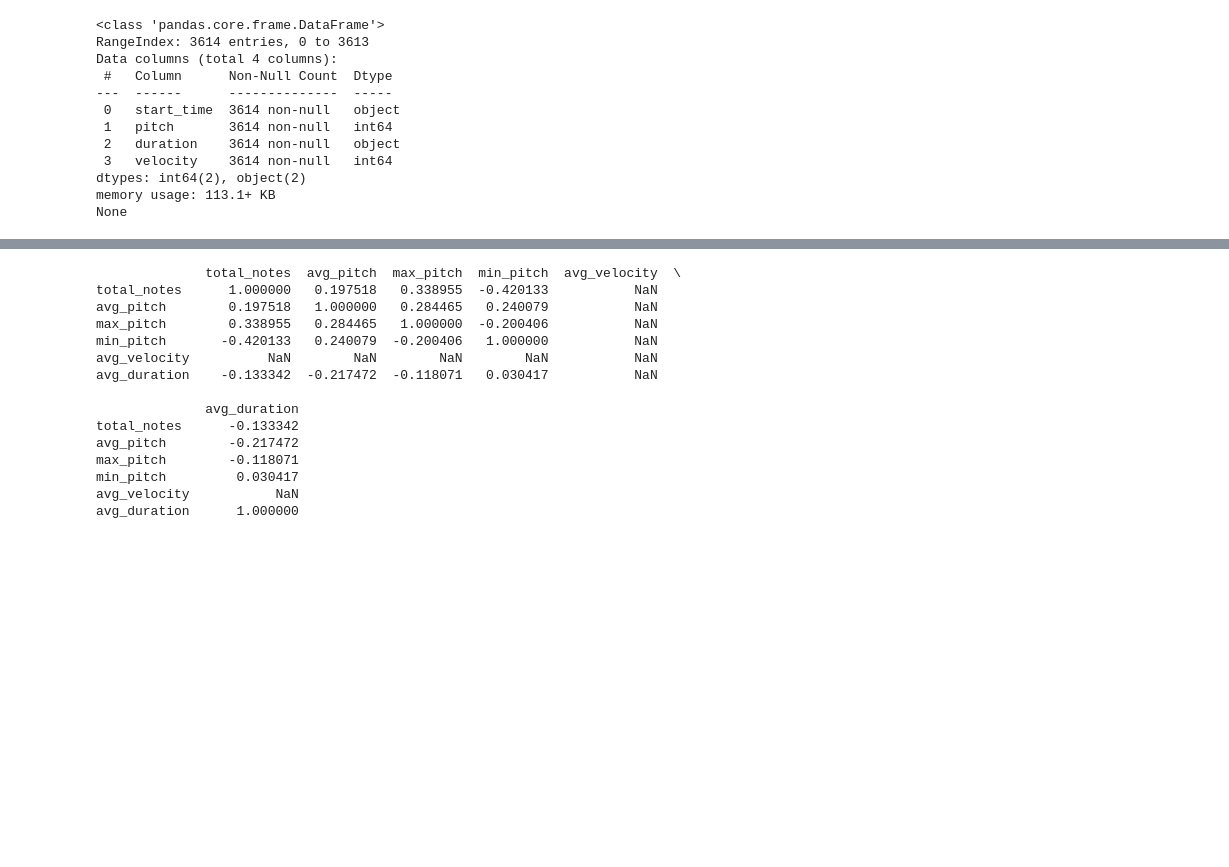
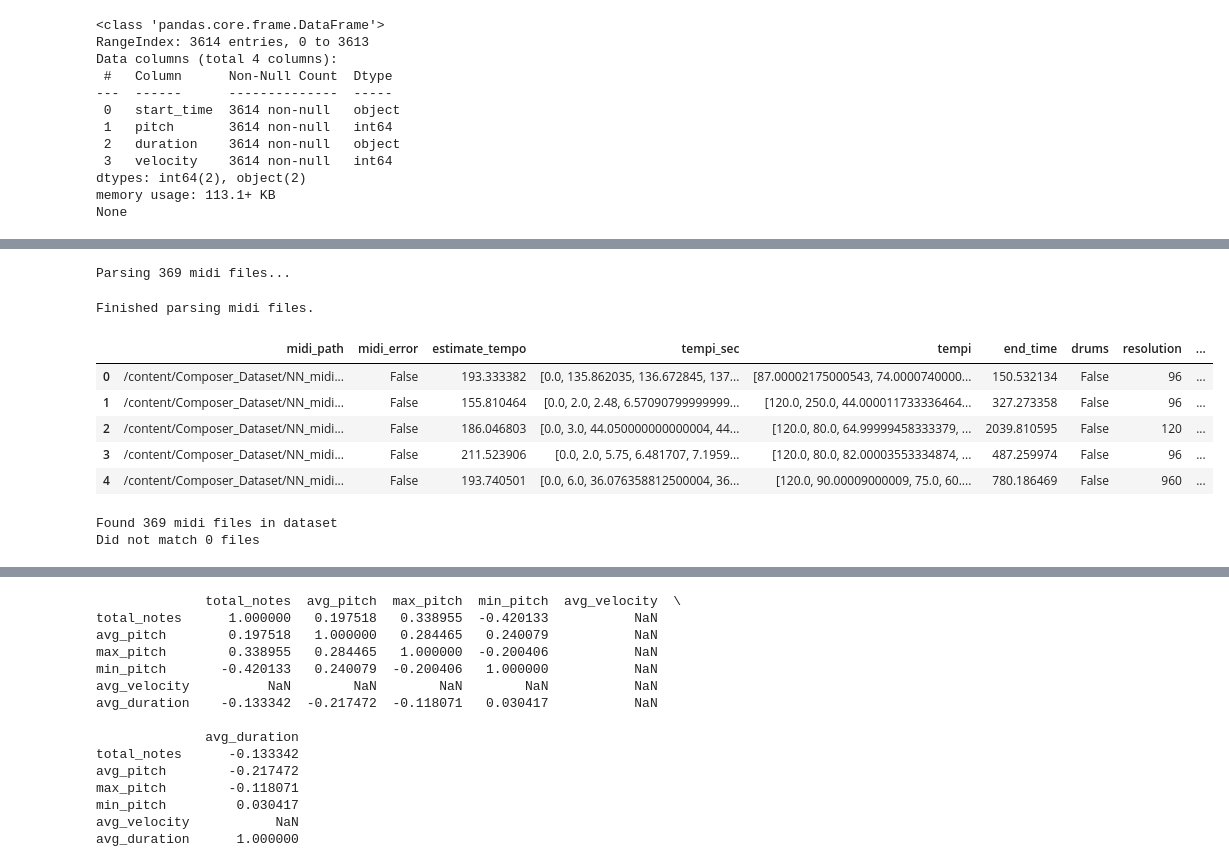
Before and after one commit to WiggleCode/AAI-511-Group3-Final-Project, a Jupyter notebook: Musical_NN_EDA.ipynb, the cells around one changed output, grey strips where cells are left out. Saved outputs shown, nothing was run; the diff lists cells and outputs as text; code cells hidden in the pictures; blank space fills up the shorter version.

Commit message:
Tempo EDA Added
https://capital-g.github.io/musikinformatik-sose2021/01_midi_drums/01_midi_drums.html

```diff
--- a/Musical_NN_EDA.ipynb
+++ b/Musical_NN_EDA.ipynb
@@ -38,0 +71,50 @@ None
+# %%
+import glob
+import pandas as pd
+from typing import Optional
+
+def load_midi_files(limit: Optional[int] = None) -> pd.DataFrame:
+    # Find all MIDI files recursively in the train directory
+    midi_files = glob.glob('/content/Composer_Dataset/NN_midi_files_extended/train/**/*.mid', recursive=True)
+
+    if limit:
+        print(f'Limiting to {limit} files')
+        midi_files = midi_files[:limit]
+
+    print(f'Parsing {len(midi_files)} midi files...')
+
+    # Use the existing parse_midi_file function
+    midi_meta = [parse_midi_file(f) for f in midi_files]
+
+    print('Finished parsing midi files.')
+
+    return pd.DataFrame(midi_meta)
+
+# Parse all files (this might take a few moments)
+midi_df = load_midi_files(limit=None)
+midi_df.head()
+# %% [output]
+Parsing 369 midi files...
+Finished parsing midi files.
+|  | midi_path | midi_error | estimate_tempo | tempi_sec | tempi | end_time | drums | resolution | ... |
+| 0 | /content/Composer_Dataset/NN_midi... | False | 193.333382 | [0.0, 135.862035, 136.672845, 137... | [87.00002175000543, 74.0000740000... | 150.532134 | False | 96 | ... |
+| 1 | /content/Composer_Dataset/NN_midi... | False | 155.810464 | [0.0, 2.0, 2.48, 6.57090799999999... | [120.0, 250.0, 44.000011733336464... | 327.273358 | False | 96 | ... |
+| 2 | /content/Composer_Dataset/NN_midi... | False | 186.046803 | [0.0, 3.0, 44.050000000000004, 44... | [120.0, 80.0, 64.99999458333379, ... | 2039.810595 | False | 120 | ... |
+| 3 | /content/Composer_Dataset/NN_midi... | False | 211.523906 | [0.0, 2.0, 5.75, 6.481707, 7.1959... | [120.0, 80.0, 82.00003553334874, ... | 487.259974 | False | 96 | ... |
+| 4 | /content/Composer_Dataset/NN_midi... | False | 193.740501 | [0.0, 6.0, 36.076358812500004, 36... | [120.0, 90.00009000009, 75.0, 60.... | 780.186469 | False | 960 | ... |
+# %%
+import glob
+import numpy as np
+
+midi_files = glob.glob('/content/Composer_Dataset/NN_midi_files_extended/train/**/*.mid')
+print(f'Found {len(midi_files)} midi files in dataset')
+
+# # select 5 random files
+# np.random.choice(midi_files, 5)
+
+# Confirming all files are reachable
+missed_files = set(glob.glob('/content/Composer_Dataset/NN_midi_files_extended/train/**/*.*', recursive=True)) - set(midi_files)
+print(f'Did not match {len(missed_files)} files')
+# %% [output]
+Found 369 midi files in dataset
+Did not match 0 files
```
Also changed, not shown: parts of 8 cells of this notebook.
